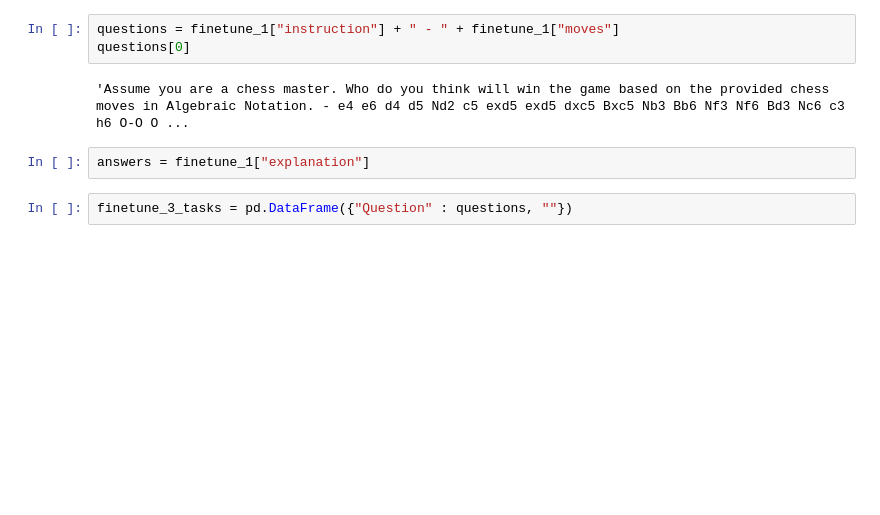
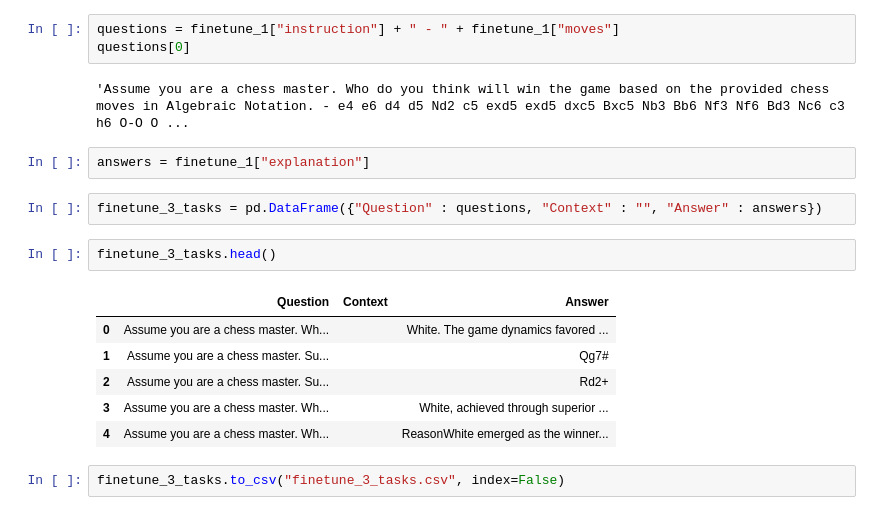
Before and after one commit to TheOpenSI/CoSMIC, a Jupyter notebook: 2nd_fine_tune/data/data_processing.ipynb, the cells around one changed output. Saved outputs shown, nothing was run; the diff lists cells and outputs as text; blank space fills up the shorter version.

```diff
--- a/2nd_fine_tune/data_processing.ipynb
+++ b/2nd_fine_tune/data/data_processing.ipynb
@@ -326,4 +340,15 @@ questions[0]
 # %%
 answers = finetune_1["explanation"]
 # %%
-finetune_3_tasks = pd.DataFrame({"Question" : questions, ""})
+finetune_3_tasks = pd.DataFrame({"Question" : questions, "Context" : "", "Answer" : answers})
+# %%
+finetune_3_tasks.head()
+# %% [output]
+|  | Question | Context | Answer |
+| 0 | Assume you are a chess master. Wh... |  | White. The game dynamics favored ... |
+| 1 | Assume you are a chess master. Su... |  | Qg7# |
+| 2 | Assume you are a chess master. Su... |  | Rd2+ |
+| 3 | Assume you are a chess master. Wh... |  | White, achieved through superior ... |
+| 4 | Assume you are a chess master. Wh... |  | ReasonWhite emerged as the winner... |
+# %%
+finetune_3_tasks.to_csv("finetune_3_tasks.csv", index=False)
```
Also changed, not shown: parts of 22 cells of this notebook, 17 other files.
